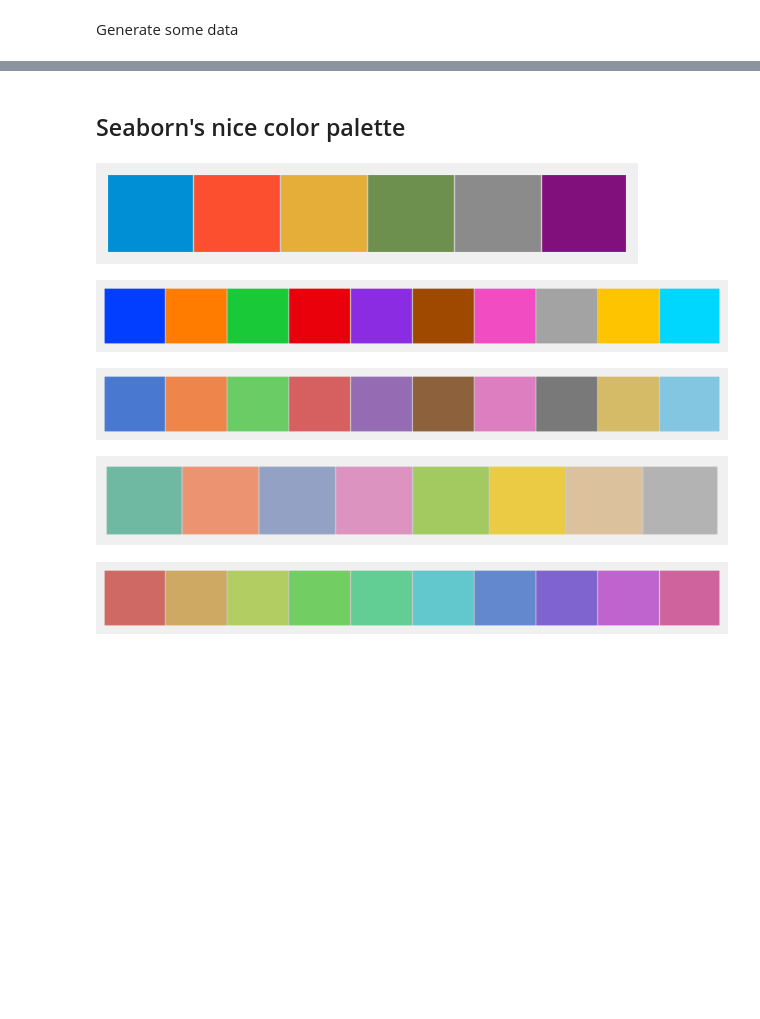
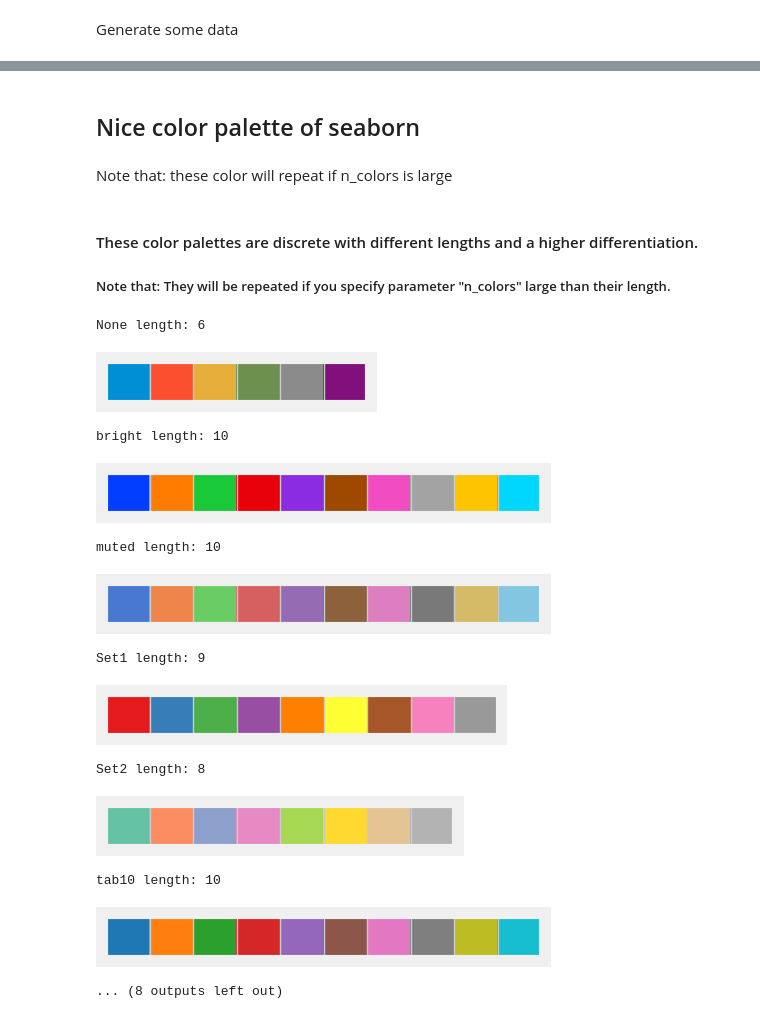
Before and after one commit to nico-zck/snippets-notebook, a Jupyter notebook: figures.ipynb, the cells around one changed output, grey strips where cells are left out. Drawn from its saved outputs; the diff is of its cells as text; code cells hidden in the pictures; blank space fills up the shorter version.

```diff
--- a/figures.ipynb
+++ b/figures.ipynb
@@ -355,14 +353,41 @@ sns.scatterplot(x='X', y='Y', data=df, hue='label', palette=color,);
 # %% [markdown]
-## Seaborn's nice color palette
+## Nice color palette of seaborn
-# %%
-sns.palplot(sns.color_palette())
-sns.palplot(sns.color_palette("bright"))
-sns.palplot(sns.color_palette("muted"))
-sns.palplot(sns.color_palette("Set2", desat=.8))
-sns.palplot(sns.color_palette("hls", n_colors=10, desat=.8))
-# %% [output]
-[figure, removed]
-[figure, removed]
-[figure, removed]
-[figure, removed]
-[figure, removed]
+# %% [markdown]
+Note that: these color will repeat if n_colors is large
+# %%
+def plot_palette(palette_name=None):
+    palette = sns.color_palette(palette_name)
+    print('%s length: %d' % (palette_name, len(palette)))
+    sns.palplot(palette, size=0.5)
+    plt.show()
+# %% [markdown]
+#### These color palettes are discrete with different lengths and a higher differentiation.
+##### Note that: They will be repeated if you specify parameter "n_colors" large than their length.
+# %%
+# these color palettes will repeat if n_colors is large
+plot_palette()
+plot_palette("bright")
+plot_palette("muted")
+plot_palette("Set1")
+plot_palette("Set2")
+
+plot_palette('tab10')
+plot_palette('tab20')
+plot_palette('tab20b')
+plot_palette('tab20c')
+
+plot_palette("Paired")
+# %% [output]
+None length: 6
+[figure, added]
+bright length: 10
+[figure, added]
+muted length: 10
+[figure, added]
+Set1 length: 9
+[figure, added]
+Set2 length: 8
+[figure, added]
+tab10 length: 10
+[figure, added]
+... (8 outputs left out)
```
Also changed, not shown: parts of 14 cells of this notebook.
